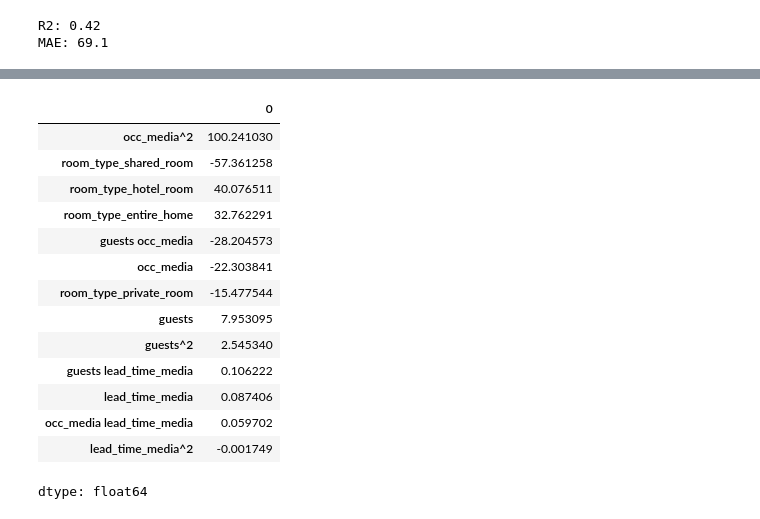
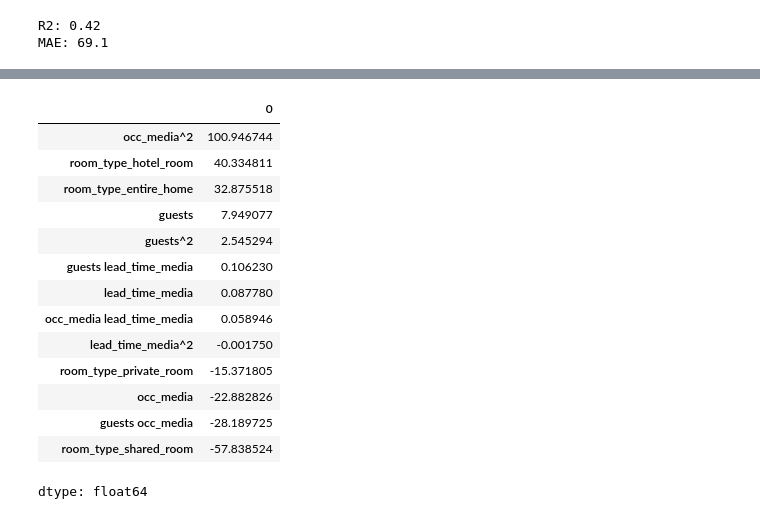
Before and after one commit to Rajevic-0/Proyecto-Mineria-De-Datos, a Jupyter notebook: Notebooks/Hito_1.ipynb, the cells around one changed output, grey strips where cells are left out. Drawn from its saved outputs; the diff is of its cells as text; code cells hidden in the pictures.

```diff
--- a/Notebooks/Hito_1.ipynb
+++ b/Notebooks/Hito_1.ipynb
@@ -473,11 +473,6 @@ target = "rate_media"
 
 cols = ['guests','occ_media','lead_time_media','room_type','city', target]
 df = df_full[cols].copy()
-
-for c in ['guests','occ_media','lead_time_media', target]:
-    df[c] = pd.to_numeric(df[c], errors='coerce')
-
-df = df.dropna(subset=[target, 'guests','occ_media','lead_time_media','room_type','city'])
 
 X = df[['guests','occ_media','lead_time_media','room_type']]
 y = df[target]
@@ -628,39 +623,32 @@ plt.show()
 # %%
 import pandas as pd
 import numpy as np
 
-prep = reg.named_steps["prep"]
-
-# 1) nombres de features polinómicas
-poly = prep.named_transformers_["num"].named_steps["poly"]
 num_features = ['guests','occ_media','lead_time_media']
 poly_names = poly.get_feature_names_out(num_features)
 
-# 2) nombres one-hot
-ohe = prep.named_transformers_["cat"].named_steps["ohe"]
-cat_names = ohe.get_feature_names_out(['room_type'])
+room_dummies = pd.get_dummies(df['room_type'], prefix='room_type', drop_first=False)
+room_names = room_dummies.columns.to_list()
 
-# 3) unir nombres
-feature_names = list(poly_names) + list(cat_names)
+feature_names = list(poly_names) + room_names
 
-coef = reg.named_steps["model"].coef_
-coef_table = (pd.Series(coef, index=feature_names)
-              .sort_values(key=lambda s: np.abs(s), ascending=False))
+coef = reg.coef_
+coef_table = pd.Series(coef, index=feature_names).sort_values(ascending=False)
 
 display(coef_table.head(30))
 # %% [output]
 |  | 0 |
-| occ_media^2 | 100.241030 |
-| room_type_shared_room | -57.361258 |
-| room_type_hotel_room | 40.076511 |
-| room_type_entire_home | 32.762291 |
-| guests occ_media | -28.204573 |
-| occ_media | -22.303841 |
-| room_type_private_room | -15.477544 |
-| guests | 7.953095 |
-| guests^2 | 2.545340 |
-| guests lead_time_media | 0.106222 |
-| lead_time_media | 0.087406 |
-| occ_media lead_time_media | 0.059702 |
-| lead_time_media^2 | -0.001749 |
+| occ_media^2 | 100.946744 |
+| room_type_hotel_room | 40.334811 |
+| room_type_entire_home | 32.875518 |
+| guests | 7.949077 |
+| guests^2 | 2.545294 |
+| guests lead_time_media | 0.106230 |
+| lead_time_media | 0.087780 |
+| occ_media lead_time_media | 0.058946 |
+| lead_time_media^2 | -0.001750 |
+| room_type_private_room | -15.371805 |
+| occ_media | -22.882826 |
+| guests occ_media | -28.189725 |
+| room_type_shared_room | -57.838524 |
 dtype: float64
```
Also changed, not shown: parts of 3 cells of this notebook.
